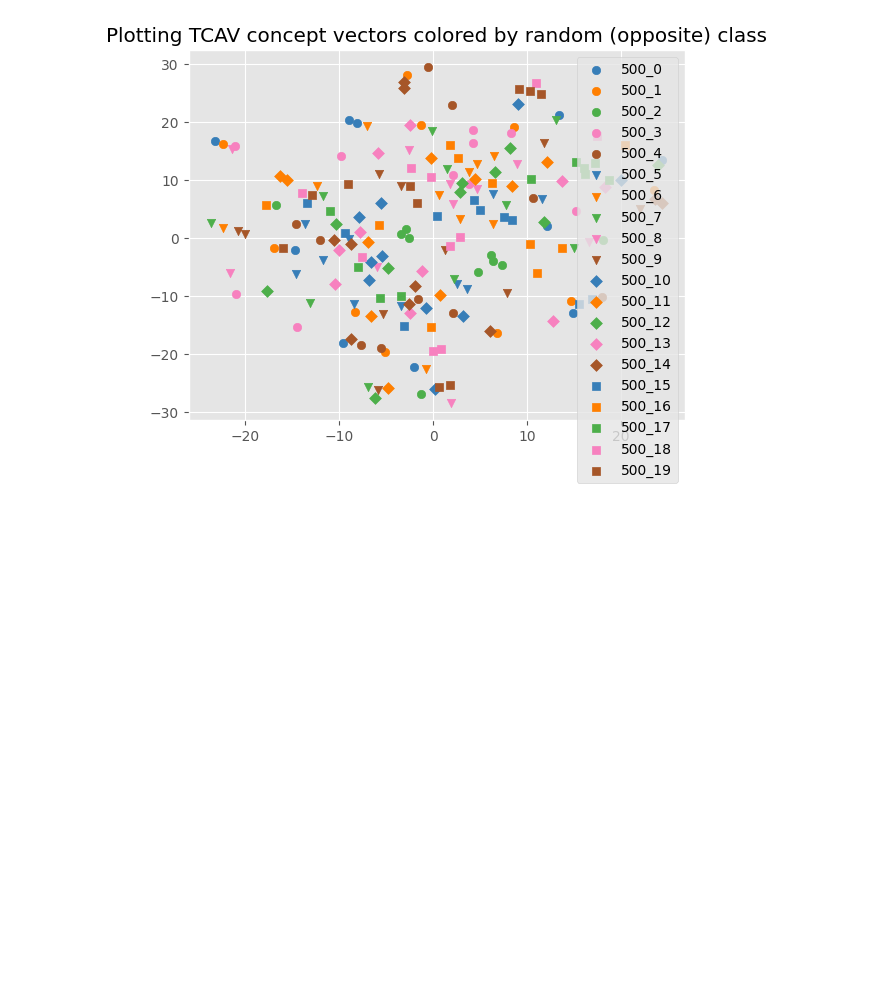
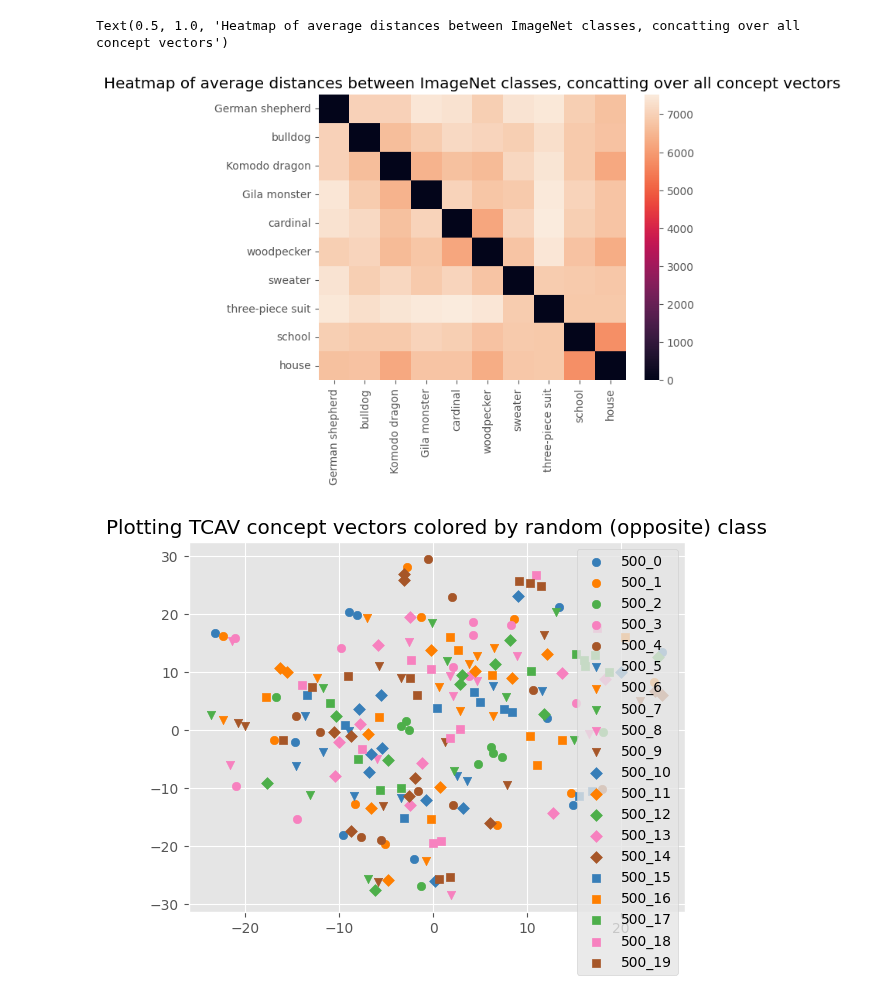
Before and after one commit to naveenr414/Concept-Learning, a Jupyter notebook: scripts/Concept Exploration.ipynb, the cells around one changed output. Saved outputs shown, nothing was run; the diff lists cells and outputs as text; code cells hidden in the pictures; blank space fills up the shorter version.

```diff
--- a/scripts/Concept Exploration.ipynb
+++ b/scripts/Concept Exploration.ipynb
@@ -65,3 +90,11 @@ plt.savefig("./scripts/Figures/heatmap_distance_latent.png",bbox_inches="tight")
+# %%
+distances_by_class_concat = find_average_distances(concat_vectors,encode_list(label_order))
+sns.heatmap(distances_by_class_concat,xticklabels=label_order,
+            yticklabels=label_order)
+plt.title("Heatmap of average distances between ImageNet classes, concatting over all concept vectors")
+# %% [output]
+Text(0.5, 1.0, 'Heatmap of average distances between ImageNet classes, concatting over all concept vectors')
+[figure, added]
 # %%
 plt.title("Plotting TCAV concept vectors colored by random (opposite) class")
 plot_tsne(concept_vectors,label_by_random)
```
Also changed, not shown: parts of 7 cells of this notebook, 1 other file.
